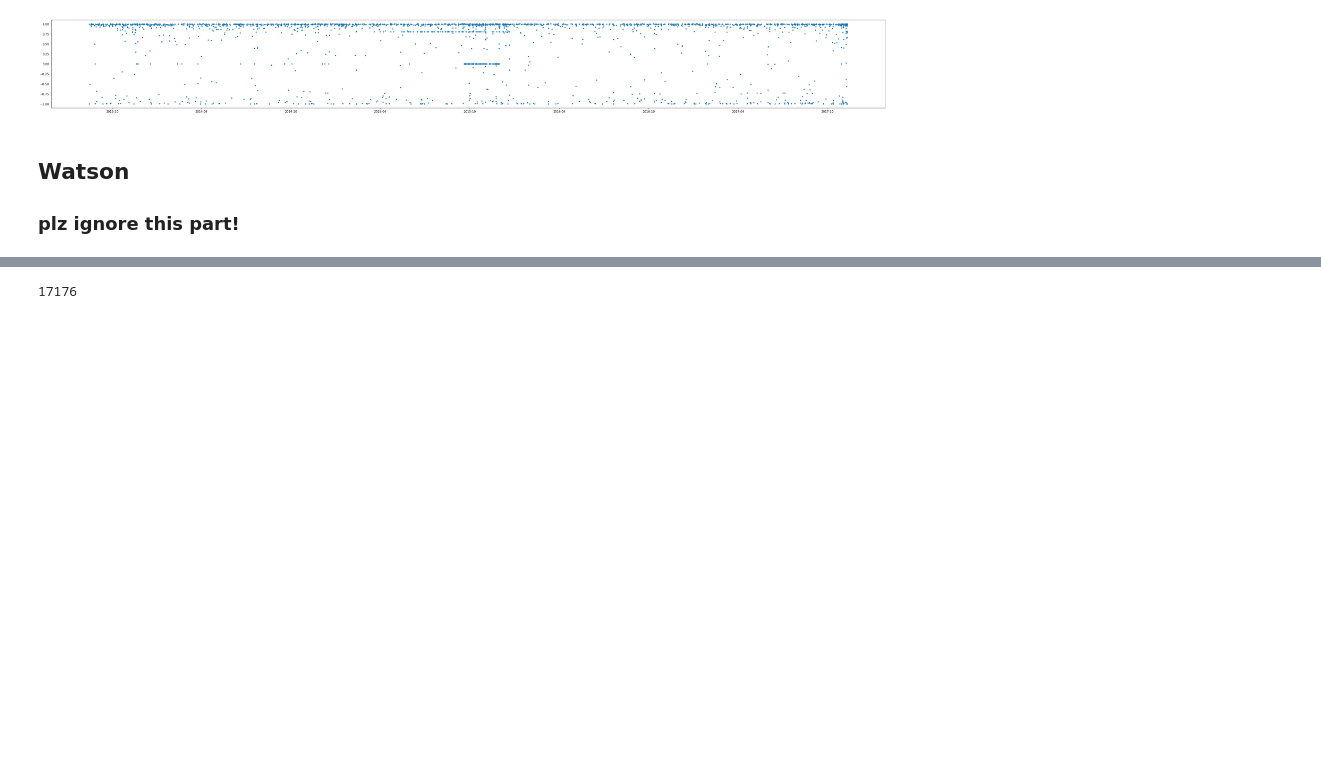
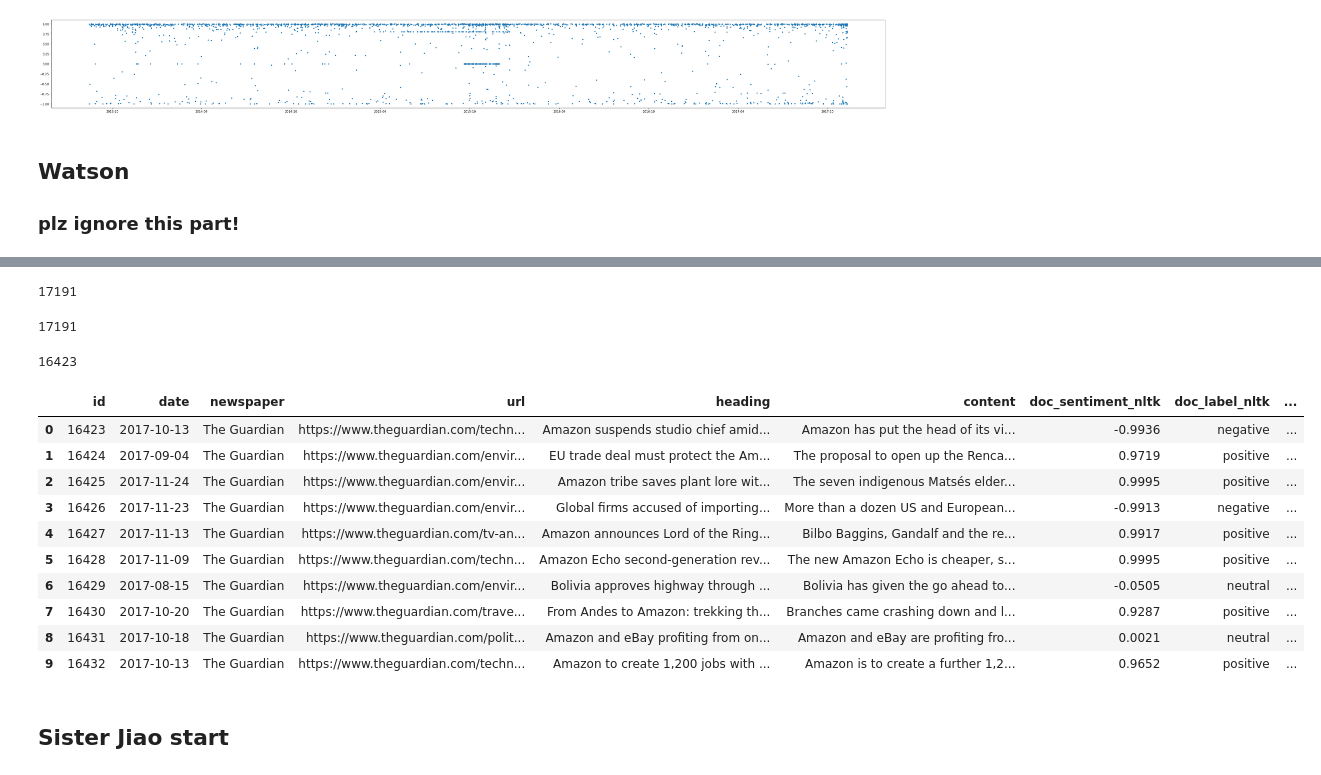
Before and after one commit to Zwiebeln/PythonPractices, a Jupyter notebook: SentimentAnalysisWithWatson.ipynb, the cells around one changed output, grey strips where cells are left out. Cells and saved outputs as stored; diff of their text form; code cells hidden in the pictures; blank space fills up the shorter version.

```diff
--- a/SentimentAnalysisWithWatson.ipynb
+++ b/SentimentAnalysisWithWatson.ipynb
@@ -83,8 +63,33 @@ response = NATURAL_LANGUAGE_UNDERSTANDING.analyze(
 # %%
-query_total= 'SELECT date,heading,content,doc_sentiment_nltk FROM news_article where newspaper=\'The Guardian\' '
+query_total= 'SELECT * FROM news_article where newspaper= \'The Guardian\''
 df_total= pd.read_sql_query(query_total,engine)
 content_total= df_total['content'].values
 # %%
 len(content_total)
 # %% [output]
-17176
+17191
+# %%
+id_=df_total['id'].values
+len(id_)
+# %% [output]
+17191
+# %%
+id_[0]
+# %% [output]
+16423
+# %%
+df_total.head(10)
+# %% [output]
+|  | id | date | newspaper | url | heading | content | doc_sentiment_nltk | doc_label_nltk | ... |
+| 0 | 16423 | 2017-10-13 | The Guardian | https://www.theguardian.com/techn... | Amazon suspends studio chief amid... | Amazon has put the head of its vi... | -0.9936 | negative | ... |
+| 1 | 16424 | 2017-09-04 | The Guardian | https://www.theguardian.com/envir... | EU trade deal must protect the Am... | The proposal to open up the Renca... | 0.9719 | positive | ... |
+| 2 | 16425 | 2017-11-24 | The Guardian | https://www.theguardian.com/envir... | Amazon tribe saves plant lore wit... | The seven indigenous Matsés elder... | 0.9995 | positive | ... |
+| 3 | 16426 | 2017-11-23 | The Guardian | https://www.theguardian.com/envir... | Global firms accused of importing... | More than a dozen US and European... | -0.9913 | negative | ... |
+| 4 | 16427 | 2017-11-13 | The Guardian | https://www.theguardian.com/tv-an... | Amazon announces Lord of the Ring... | Bilbo Baggins, Gandalf and the re... | 0.9917 | positive | ... |
+| 5 | 16428 | 2017-11-09 | The Guardian | https://www.theguardian.com/techn... | Amazon Echo second-generation rev... | The new Amazon Echo is cheaper, s... | 0.9995 | positive | ... |
+| 6 | 16429 | 2017-08-15 | The Guardian | https://www.theguardian.com/envir... | Bolivia approves highway through ... | Bolivia has given the go ahead to... | -0.0505 | neutral | ... |
+| 7 | 16430 | 2017-10-20 | The Guardian | https://www.theguardian.com/trave... | From Andes to Amazon: trekking th... | Branches came crashing down and l... | 0.9287 | positive | ... |
+| 8 | 16431 | 2017-10-18 | The Guardian | https://www.theguardian.com/polit... | Amazon and eBay profiting from on... | Amazon and eBay are profiting fro... | 0.0021 | neutral | ... |
+| 9 | 16432 | 2017-10-13 | The Guardian | https://www.theguardian.com/techn... | Amazon to create 1,200 jobs with ... | Amazon is to create a further 1,2... | 0.9652 | positive | ... |
+# %% [markdown]
+## Sister Jiao start
```
Also changed, not shown: parts of 10 cells of this notebook, 2 other files.
